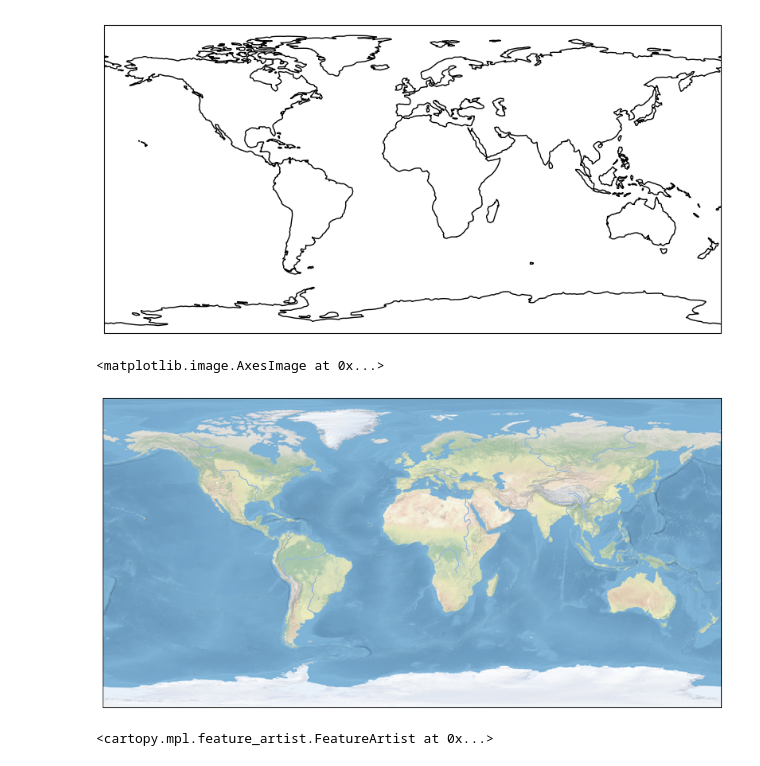
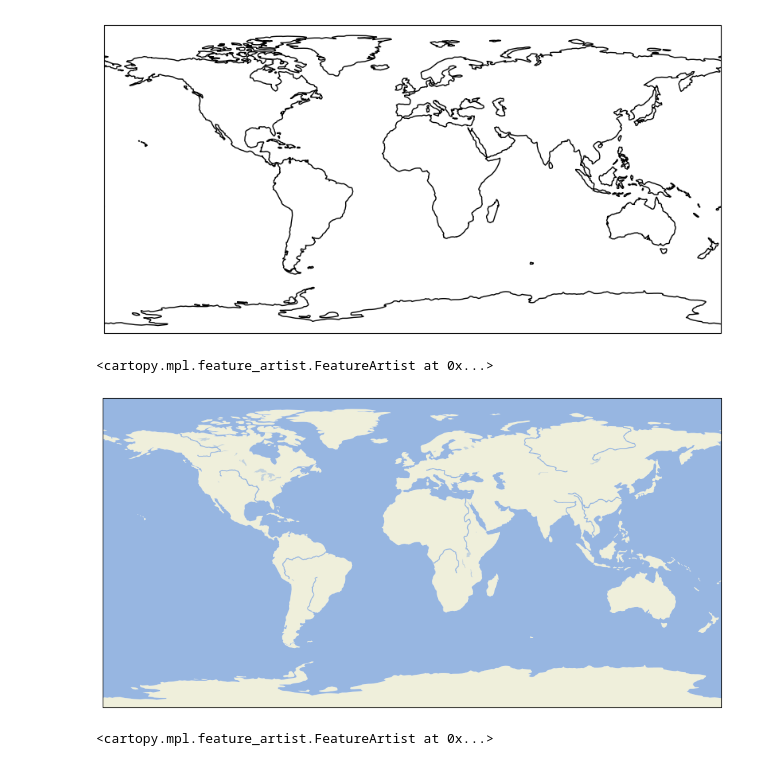
Before and after one commit to brepowell/icesat-data-visualization, a Jupyter notebook: practice-plotting/cartopy-practice.ipynb, the cells around one changed output. Saved outputs shown, nothing was run; the diff lists cells and outputs as text; code cells hidden in the pictures.

Commit message:
Found more cartopy and matplotlib map demos

```diff
--- a/practice-plotting/cartopy-practice.ipynb
+++ b/practice-plotting/cartopy-practice.ipynb
@@ -32,20 +35,20 @@ map3.coastlines()
 # %%
 # This uses all the features, except "STATE"
 # https://scitools.org.uk/cartopy/docs/latest/matplotlib/feature_interface.html
 
 plt.figure(figsize=(12,12))
 map4 = plt.axes(projection=ccrs.PlateCarree())
 map4.add_feature(cfeature.LAND) # Adds green for land
 map4.add_feature(cfeature.OCEAN) # Adds blue for water
 #map4.add_feature(cfeature.COASTLINE) # Adds black border around coastline
 #map4.add_feature(cfeature.BORDERS, linestyle=":") # Adds lines for country borders
 map4.add_feature(cfeature.LAKES, alpha=0.5) # Adds lakes
 map4.add_feature(cfeature.RIVERS) # Adds rivers
 
-map4.stock_img() # Makes the map look more real
+#map4.stock_img() # Makes the map look more real
 # %% [output]
-<matplotlib.image.AxesImage at 0x...>
+<cartopy.mpl.feature_artist.FeatureArtist at 0x...>
-[figure, old version]
+[figure, new version]
 # %%
 fig = plt.figure(figsize=(14,14))
 map5 = plt.axes(projection=ccrs.PlateCarree())
```
Also changed, not shown: parts of 9 cells of this notebook, 1 other file.
